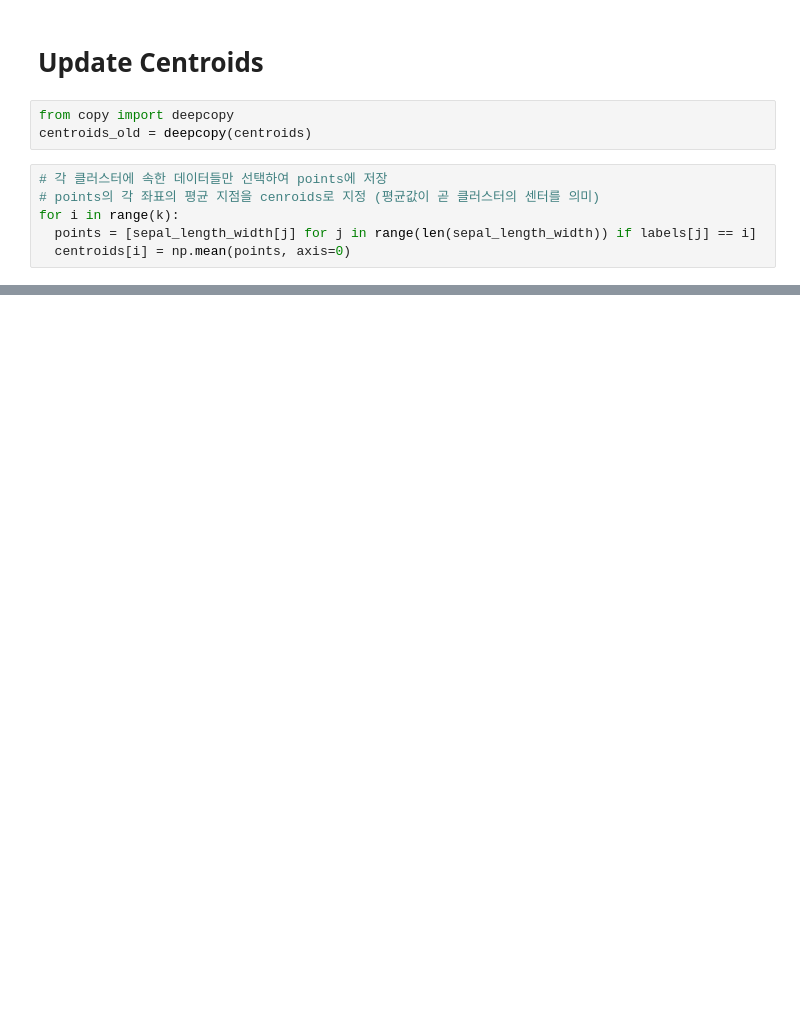
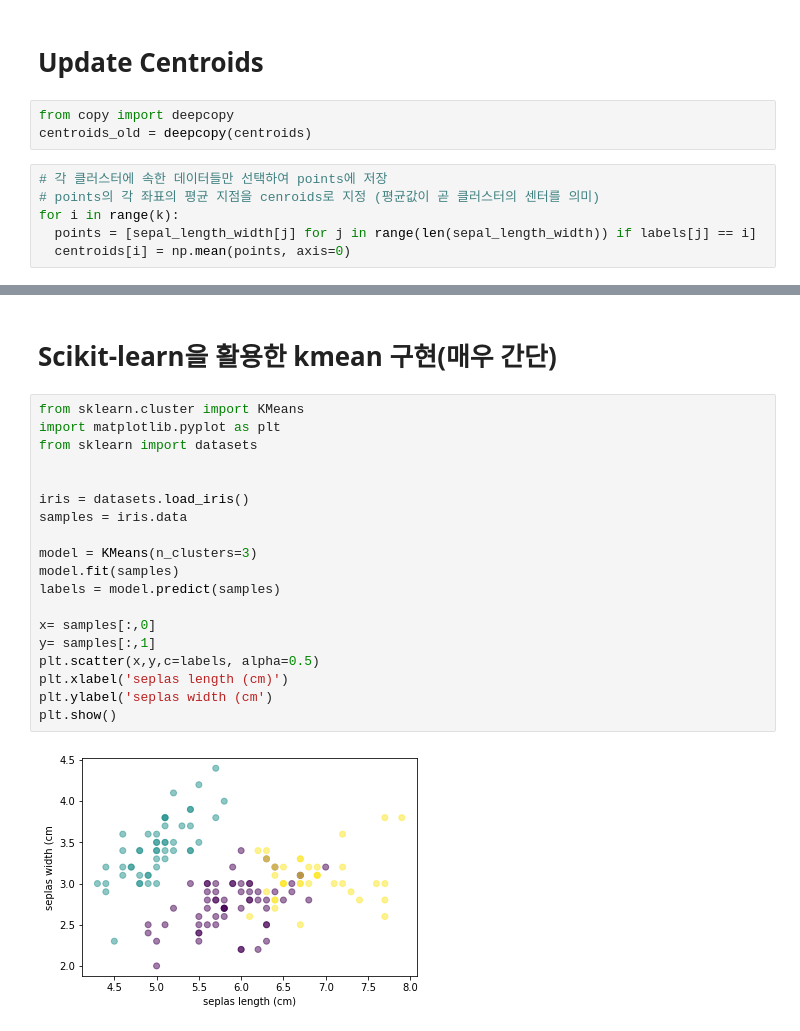
Before and after one commit to kijunkim1234/machine-learning, a Jupyter notebook: Iris_kmean.ipynb, the cells around one changed output, grey strips where cells are left out. Cells and saved outputs as stored; diff of their text form; blank space fills up the shorter version.

```diff
--- a/Iris_kmean.ipynb
+++ b/Iris_kmean.ipynb
@@ -87,0 +129,23 @@ TypeError: ignored
+# %% [markdown]
+# Scikit-learn을 활용한 kmean 구현(매우 간단)
+# %%
+from sklearn.cluster import KMeans
+import matplotlib.pyplot as plt
+from sklearn import datasets
+
+
+iris = datasets.load_iris()
+samples = iris.data
+
+model = KMeans(n_clusters=3)
+model.fit(samples)
+labels = model.predict(samples)
+
+x= samples[:,0]
+y= samples[:,1]
+plt.scatter(x,y,c=labels, alpha=0.5)
+plt.xlabel('seplas length (cm)')
+plt.ylabel('seplas width (cm')
+plt.show()
+# %% [output]
+[figure, added]
```
Also changed, not shown: parts of 12 cells of this notebook.
